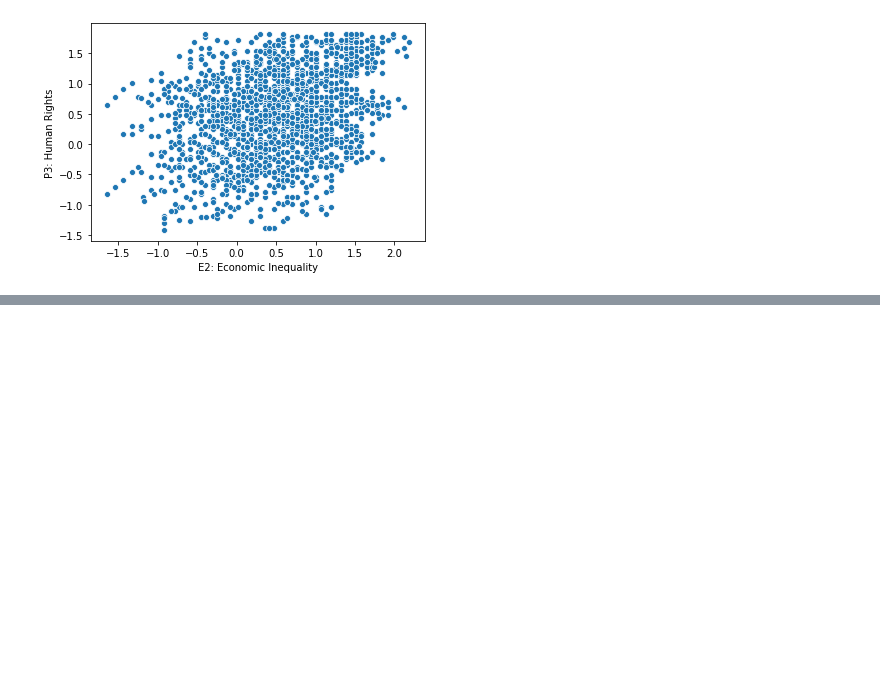
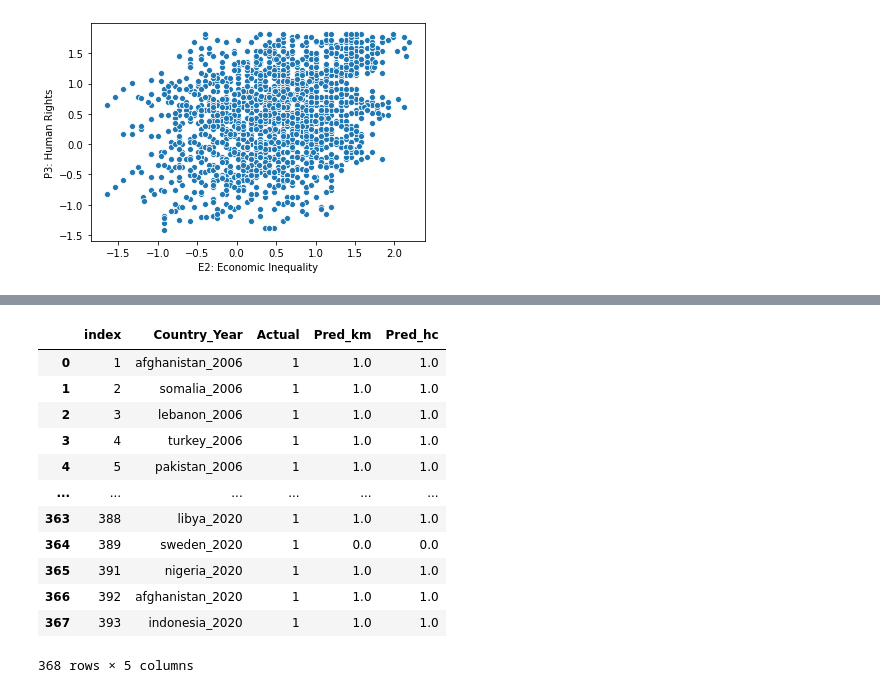
Before and after one commit to rachitdev/MSThesisCode, a Jupyter notebook: MainCode/Predicting Political Instability across the world.ipynb, the cells around one changed output, grey strips where cells are left out. Cells and saved outputs as stored; diff of their text form; code cells hidden in the pictures; blank space fills up the shorter version.

```diff
--- a/fsi-06-20/Predicting Political Instability across the world.ipynb
+++ b/MainCode/Predicting Political Instability across the world.ipynb
@@ -766,0 +820,4 @@ sns.scatterplot(x = 'E2: Economic Inequality',y = 'P3: Human Rights',data = df_v
+# %%
+df_hc = df_hc[['Country_Year','Pred_hc']]
+# %%
+df_res = df_km.merge(df_hc, on='Country_Year', how='left')
@@ -766,0 +840,20 @@ sns.scatterplot(x = 'E2: Economic Inequality',y = 'P3: Human Rights',data = df_v
+# %%
+df_cm = df_wiki.merge(df_res, on='Country_Year', how='left')
+# %%
+df_cm = df_cm.dropna(how='any',axis=0)
+# %%
+df_cm.reset_index()
+# %% [output]
+|  | index | Country_Year | Actual | Pred_km | Pred_hc |
+| 0 | 1 | afghanistan_2006 | 1 | 1.0 | 1.0 |
+| 1 | 2 | somalia_2006 | 1 | 1.0 | 1.0 |
+| 2 | 3 | lebanon_2006 | 1 | 1.0 | 1.0 |
+| 3 | 4 | turkey_2006 | 1 | 1.0 | 1.0 |
+| 4 | 5 | pakistan_2006 | 1 | 1.0 | 1.0 |
+| ... | ... | ... | ... | ... | ... |
+| 363 | 388 | libya_2020 | 1 | 1.0 | 1.0 |
+| 364 | 389 | sweden_2020 | 1 | 0.0 | 0.0 |
+| 365 | 391 | nigeria_2020 | 1 | 1.0 | 1.0 |
+| 366 | 392 | afghanistan_2020 | 1 | 1.0 | 1.0 |
+| 367 | 393 | indonesia_2020 | 1 | 1.0 | 1.0 |
+368 rows × 5 columns
```
Also changed, not shown: parts of 25 cells of this notebook, 19 other files.
